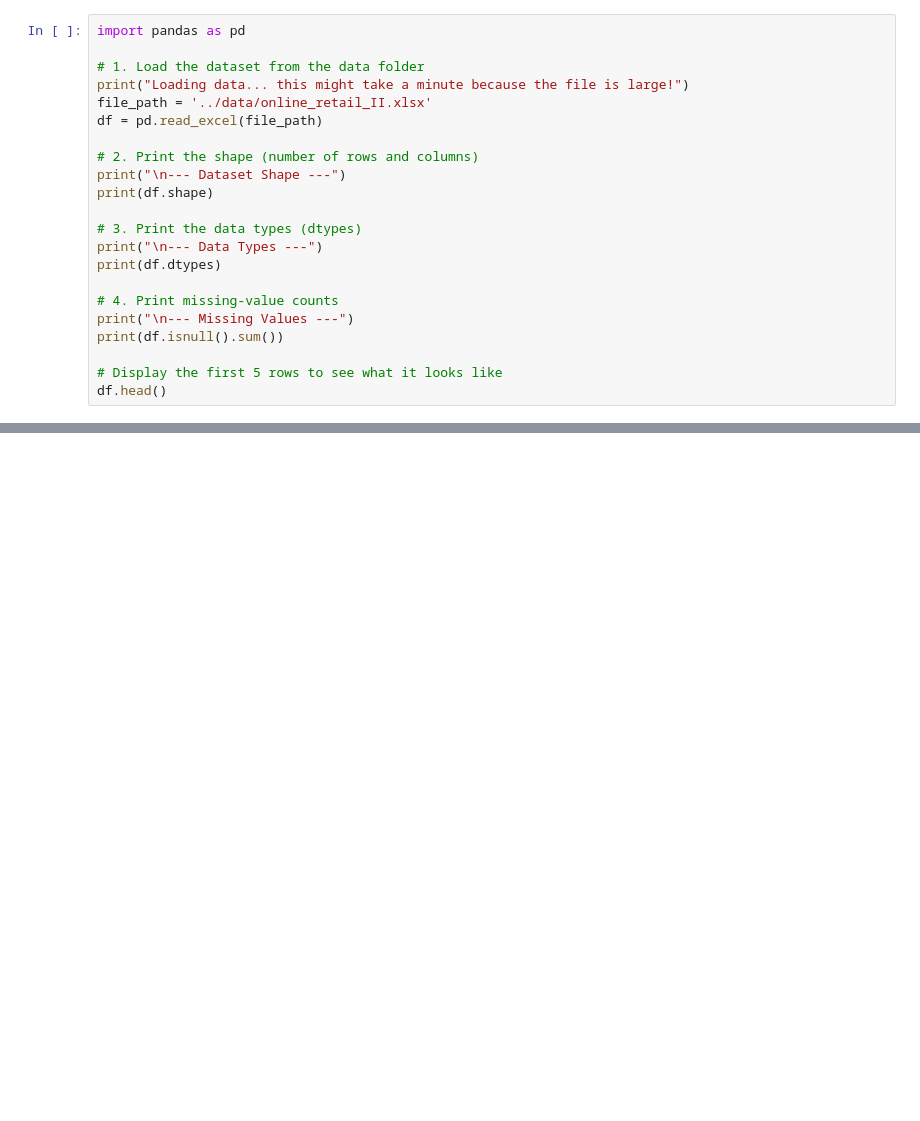
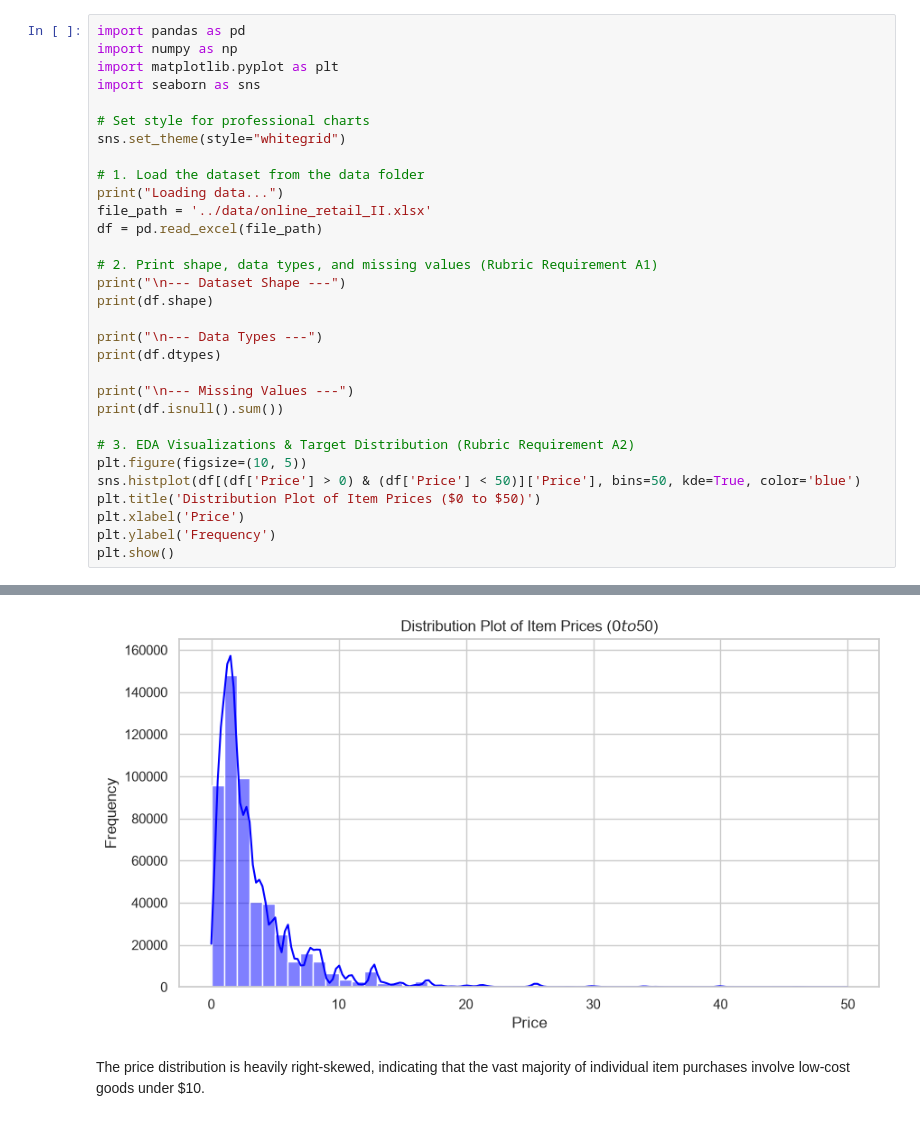
Before and after one commit to shiv095/Retail_ML_Capstone, a Jupyter notebook: notebooks/1_EDA.ipynb, the cells around one changed output, grey strips where cells are left out. Drawn from its saved outputs; the diff is of its cells as text; blank space fills up the shorter version.

```diff
--- a/notebooks/1_EDA.ipynb
+++ b/notebooks/1_EDA.ipynb
@@ -1,23 +1,32 @@
 # %%
 import pandas as pd
+import numpy as np
+import matplotlib.pyplot as plt
+import seaborn as sns
+
+# Set style for professional charts
+sns.set_theme(style="whitegrid")
 
 # 1. Load the dataset from the data folder
-print("Loading data... this might take a minute because the file is large!")
+print("Loading data...")
 file_path = '../data/online_retail_II.xlsx'
 df = pd.read_excel(file_path)
 
-# 2. Print the shape (number of rows and columns)
+# 2. Print shape, data types, and missing values (Rubric Requirement A1)
 print("\n--- Dataset Shape ---")
 print(df.shape)
 
-# 3. Print the data types (dtypes)
 print("\n--- Data Types ---")
 print(df.dtypes)
 
-# 4. Print missing-value counts
 print("\n--- Missing Values ---")
 print(df.isnull().sum())
 
-# Display the first 5 rows to see what it looks like
-df.head()
+# 3. EDA Visualizations & Target Distribution (Rubric Requirement A2)
+plt.figure(figsize=(10, 5))
+sns.histplot(df[(df['Price'] > 0) & (df['Price'] < 50)]['Price'], bins=50, kde=True, color='blue')
+plt.title('Distribution Plot of Item Prices ($0 to $50)')
+plt.xlabel('Price')
+plt.ylabel('Frequency')
+plt.show()
 # %% [output]
@@ -47 +50,4 @@ dtype: int64
+[figure, added]
+# %% [markdown]
+The price distribution is heavily right-skewed, indicating that the vast majority of individual item purchases involve low-cost goods under $10.
 # %%
```
Also changed, not shown: parts of 14 cells of this notebook.
